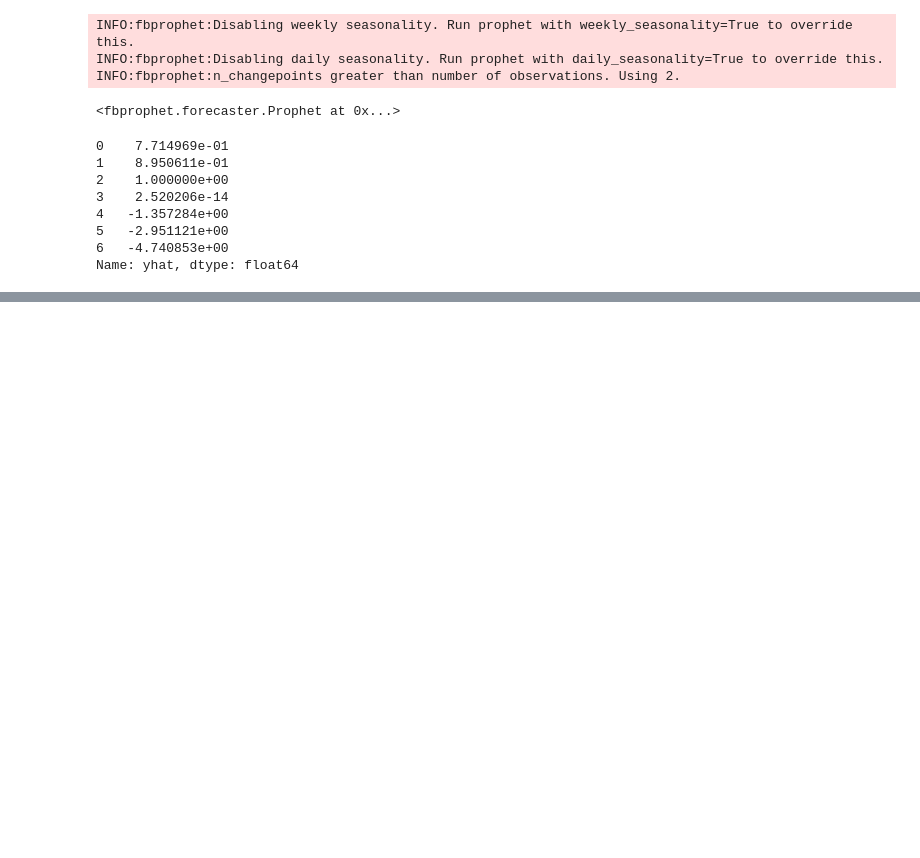
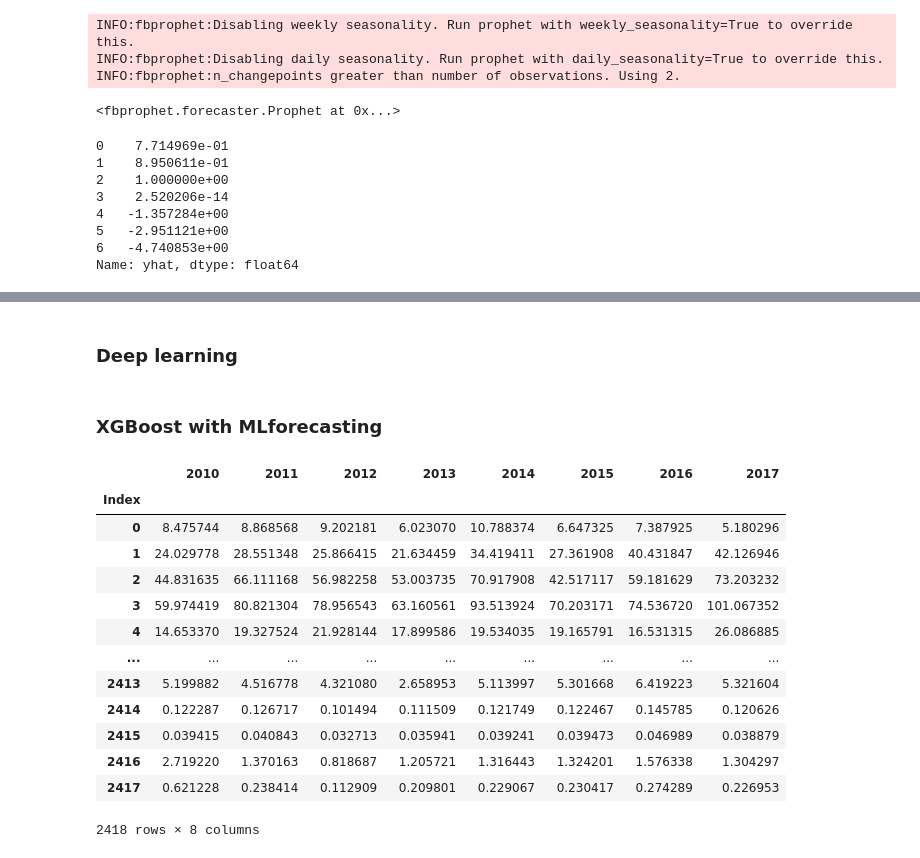
Before and after one commit to felix-n12/shell-ai, a Jupyter notebook: Untitled.ipynb, the cells around one changed output, grey strips where cells are left out. Drawn from its saved outputs; the diff is of its cells as text; code cells hidden in the pictures; blank space fills up the shorter version.

Commit message:
Modelling xgboost

```diff
--- a/Untitled.ipynb
+++ b/Untitled.ipynb
@@ -384,0 +396,2 @@ Name: yhat, dtype: float64
+# %% [markdown]
+### Deep learning
@@ -384,0 +402,2 @@ Name: yhat, dtype: float64
+# %% [markdown]
+### XGBoost with MLforecasting
@@ -384,0 +407,18 @@ Name: yhat, dtype: float64
+# %%
+data_2=pd.DataFrame(biomass,index=biomass.index)
+data_2
+# %% [output]
+|  | 2010 | 2011 | 2012 | 2013 | 2014 | 2015 | 2016 | 2017 |
+| Index |  |  |  |  |  |  |  |  |
+| 0 | 8.475744 | 8.868568 | 9.202181 | 6.023070 | 10.788374 | 6.647325 | 7.387925 | 5.180296 |
+| 1 | 24.029778 | 28.551348 | 25.866415 | 21.634459 | 34.419411 | 27.361908 | 40.431847 | 42.126946 |
+| 2 | 44.831635 | 66.111168 | 56.982258 | 53.003735 | 70.917908 | 42.517117 | 59.181629 | 73.203232 |
+| 3 | 59.974419 | 80.821304 | 78.956543 | 63.160561 | 93.513924 | 70.203171 | 74.536720 | 101.067352 |
+| 4 | 14.653370 | 19.327524 | 21.928144 | 17.899586 | 19.534035 | 19.165791 | 16.531315 | 26.086885 |
+| ... | ... | ... | ... | ... | ... | ... | ... | ... |
+| 2413 | 5.199882 | 4.516778 | 4.321080 | 2.658953 | 5.113997 | 5.301668 | 6.419223 | 5.321604 |
+| 2414 | 0.122287 | 0.126717 | 0.101494 | 0.111509 | 0.121749 | 0.122467 | 0.145785 | 0.120626 |
+| 2415 | 0.039415 | 0.040843 | 0.032713 | 0.035941 | 0.039241 | 0.039473 | 0.046989 | 0.038879 |
+| 2416 | 2.719220 | 1.370163 | 0.818687 | 1.205721 | 1.316443 | 1.324201 | 1.576338 | 1.304297 |
+| 2417 | 0.621228 | 0.238414 | 0.112909 | 0.209801 | 0.229067 | 0.230417 | 0.274289 | 0.226953 |
+2418 rows × 8 columns
```
Also changed, not shown: parts of 17 cells of this notebook.
